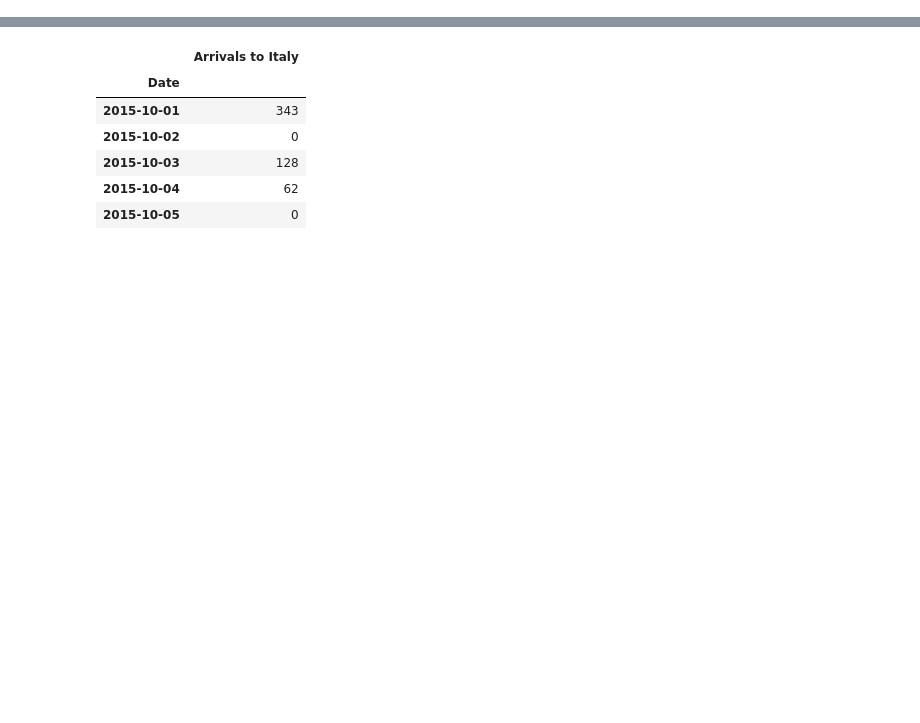
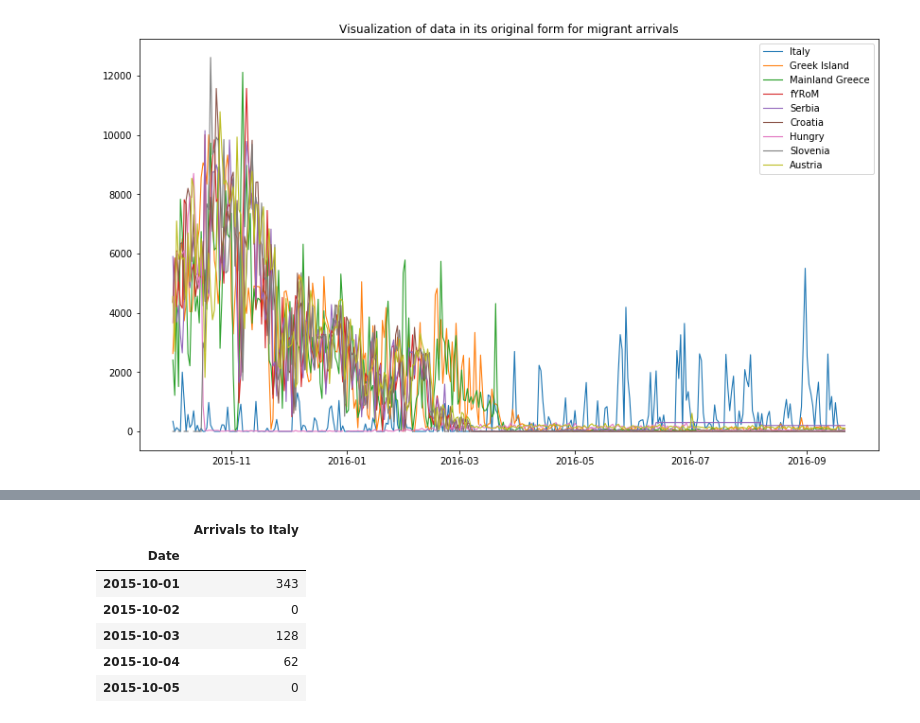
Before and after one commit to hmafnan/Timeseries-Analysis, a Jupyter notebook: src/Analysis.ipynb, the cells around one changed output, grey strips where cells are left out. Cells and saved outputs as stored; diff of their text form; code cells hidden in the pictures; blank space fills up the shorter version.

```diff
--- a/src/Analysis.ipynb
+++ b/src/Analysis.ipynb
@@ -16,0 +26,16 @@ df = dataset.load_excel(excel_file)
+# %%
+plt.figure(figsize=(14,8))
+plt.plot(df_italy.index, df_italy.iloc[:, 0], label="Italy", linewidth=1.1)
+plt.plot(df_greek_island.index, df_greek_island.iloc[:, 0], label="Greek Island", linewidth=1.1)
+plt.plot(df_mainland_greece.index, df_mainland_greece.iloc[:, 0], label="Mainland Greece", linewidth=1.1)
+plt.plot(df_fyrom.index, df_fyrom.iloc[:, 0], label="fYRoM", linewidth=1.1)
+plt.plot(df_serbia.index, df_serbia.iloc[:, 0], label="Serbia", linewidth=1.1)
+plt.plot(df_croatia.index, df_croatia.iloc[:, 0], label="Croatia", linewidth=1.1)
+plt.plot(df_hungry.index, df_hungry.iloc[:, 0], label="Hungry", linewidth=1.1)
+plt.plot(df_slovenia.index, df_slovenia.iloc[:, 0], label="Slovenia", linewidth=1.1)
+plt.plot(df_austria.index, df_austria.iloc[:, 0], label="Austria", linewidth=1.1)
+plt.legend(loc="best")
+plt.title("Visualization of data in its original form for migrant arrivals")
+plt.show()
+# %% [output]
+[figure, added]
```
Also changed, not shown: parts of 9 cells of this notebook, 1 other file.
